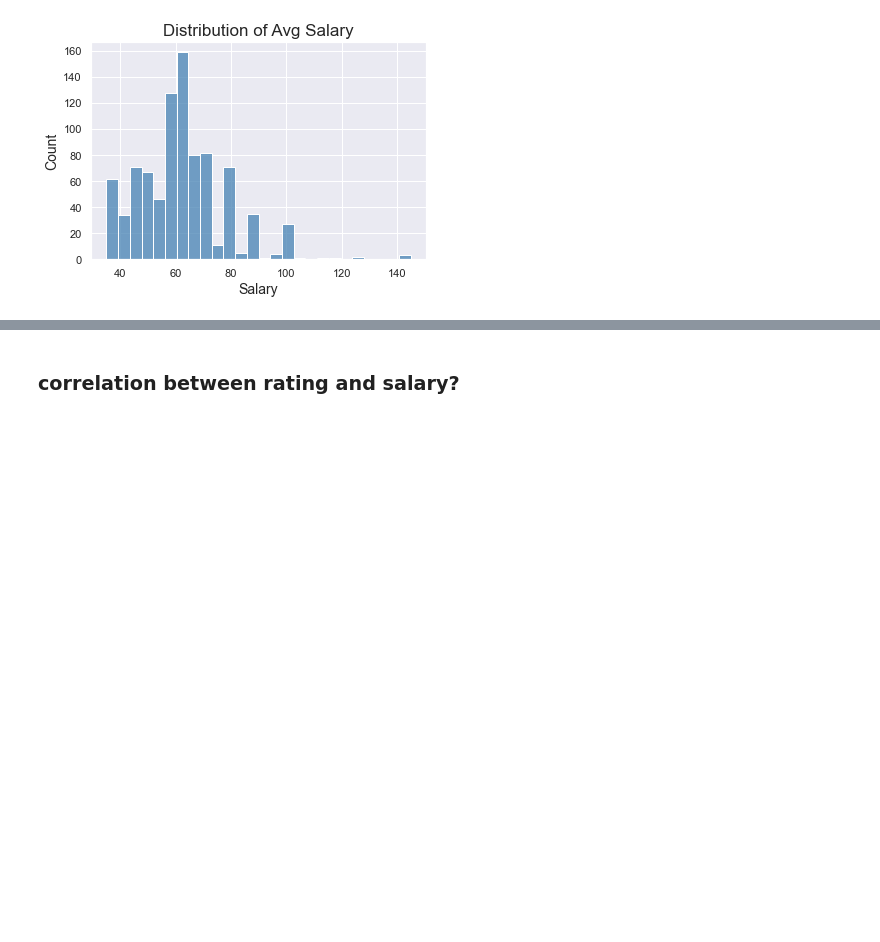
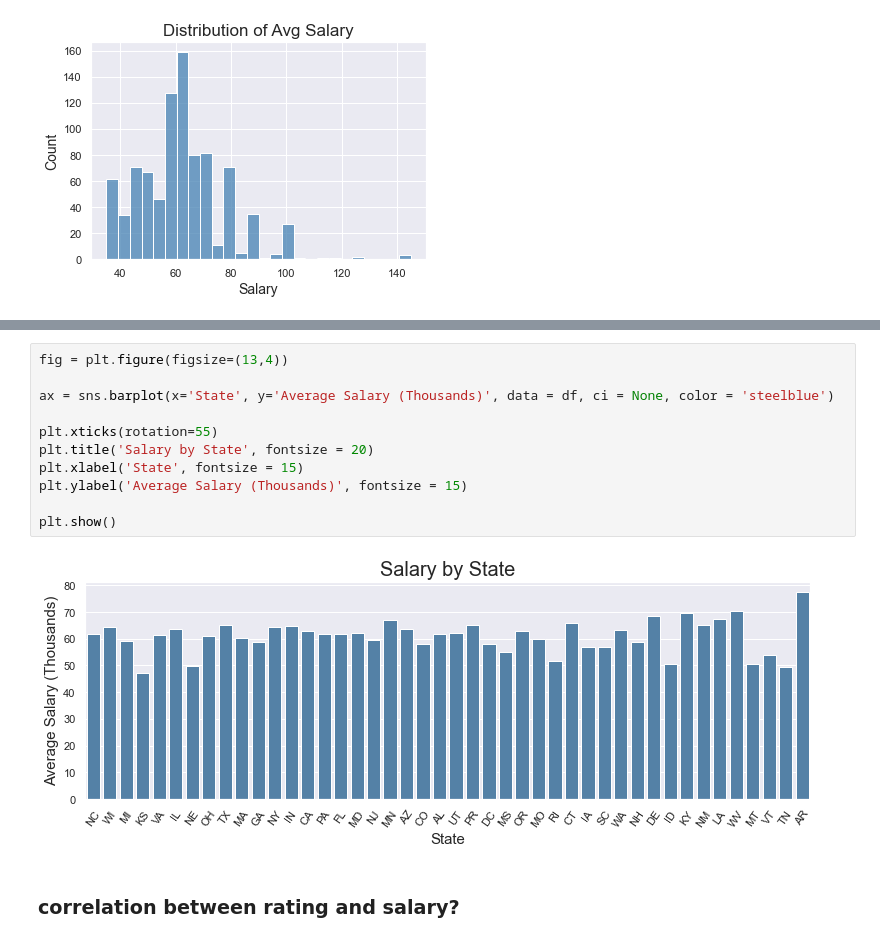
Before and after one commit to kodingwithkelly/GlassdoorProj, a Jupyter notebook: Glassdoor_EDA.ipynb, the cells around one changed output, grey strips where cells are left out. Saved outputs shown, nothing was run; the diff lists cells and outputs as text; blank space fills up the shorter version.

```diff
--- a/Glassdoor_EDA.ipynb
+++ b/Glassdoor_EDA.ipynb
@@ -309,2 +372,15 @@ Mean value for Avg Salary: 62.125701459034794
+# %%
+fig = plt.figure(figsize=(13,4))
+
+ax = sns.barplot(x='State', y='Average Salary (Thousands)', data = df, ci = None, color = 'steelblue')
+
+plt.xticks(rotation=55)
+plt.title('Salary by State', fontsize = 20)
+plt.xlabel('State', fontsize = 15)
+plt.ylabel('Average Salary (Thousands)', fontsize = 15)
+
+plt.show()
+# %% [output]
+[figure, added]
 # %% [markdown]
 ### correlation between rating and salary?
```
Also changed, not shown: parts of 13 cells of this notebook.
